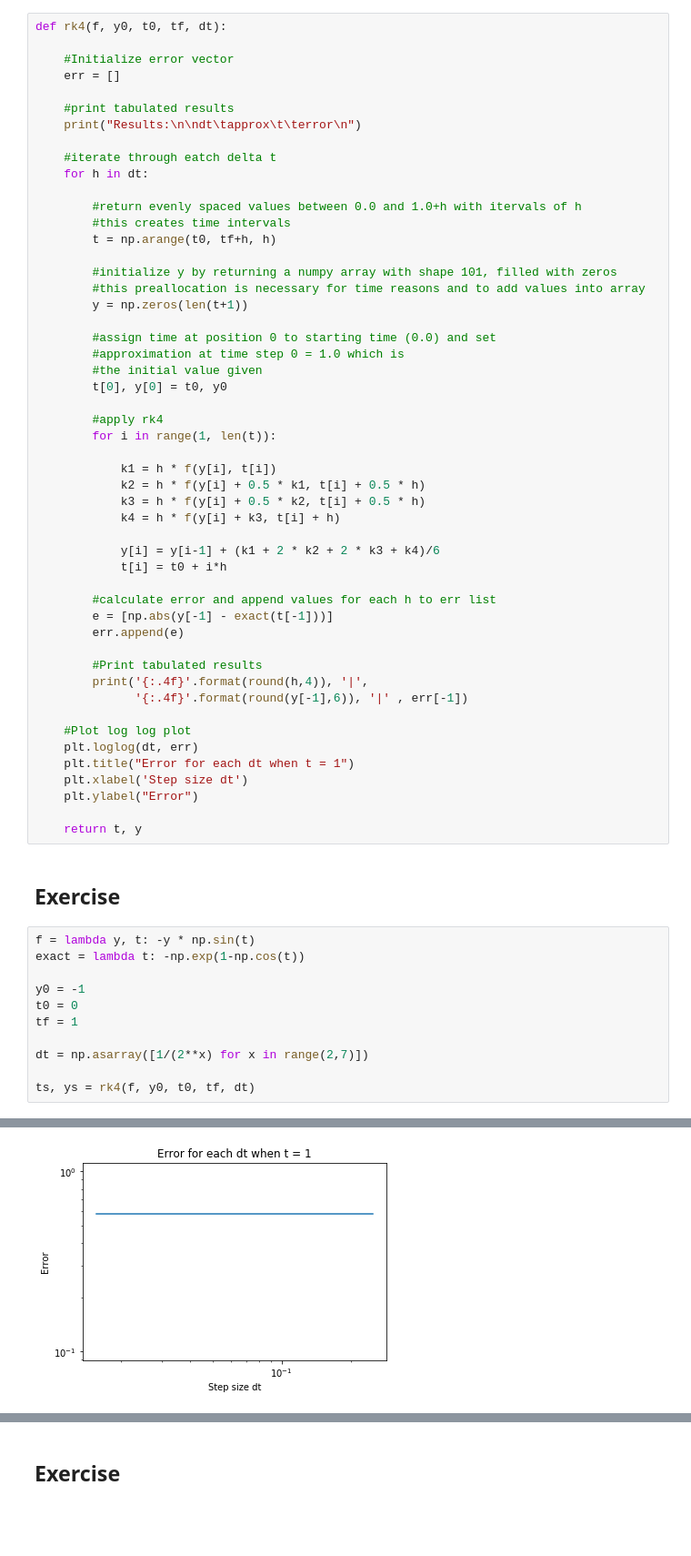
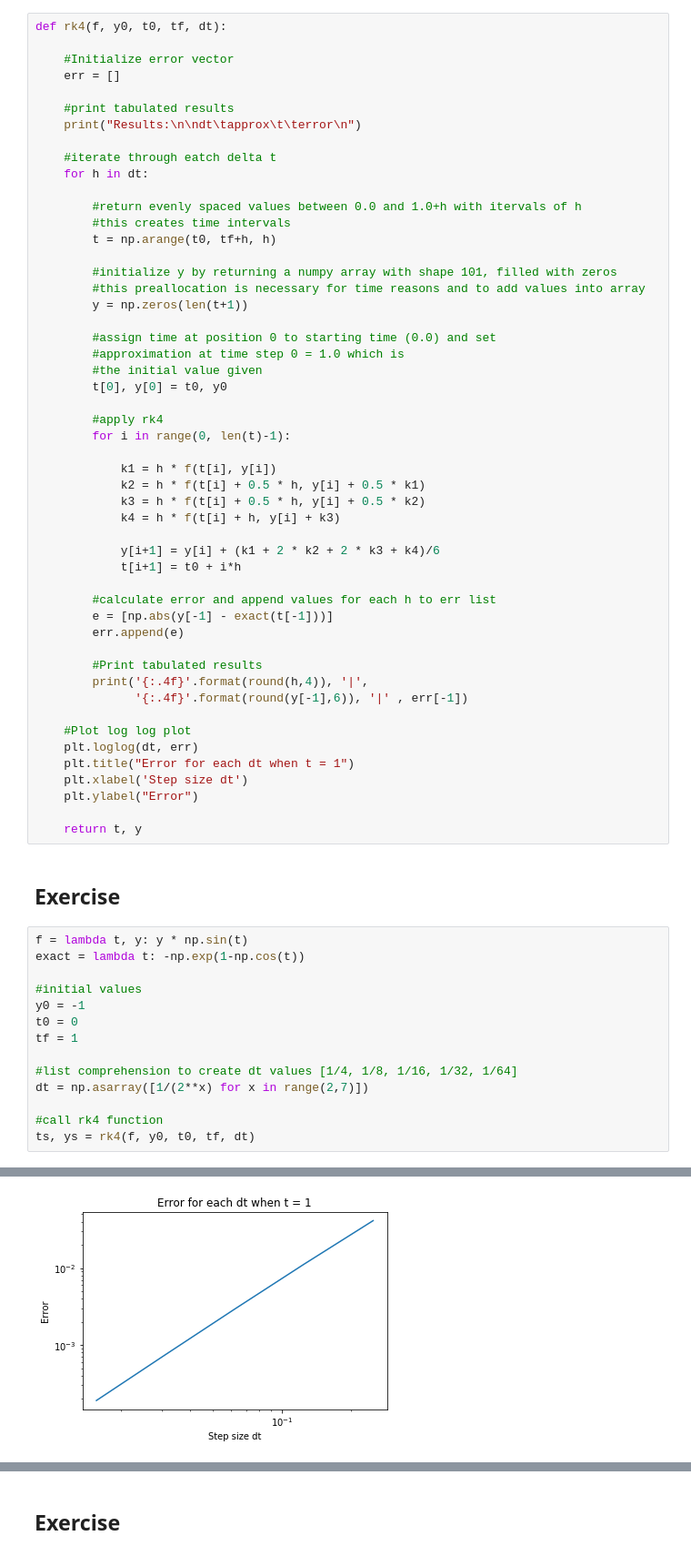
Before and after one commit to pots7878/stability_and_multistep_method, a Jupyter notebook: Lab02.ipynb, the cells around one changed output, grey strips where cells are left out. Shown at 91% size. Drawn from its saved outputs; the diff is of its cells as text; blank space fills up the shorter version.

```diff
--- a/Lab02.ipynb
+++ b/Lab02.ipynb
@@ -333,15 +334,15 @@ def rk4(f, y0, t0, tf, dt):
         t[0], y[0] = t0, y0
 
         #apply rk4
-        for i in range(1, len(t)):
+        for i in range(0, len(t)-1):
 
-            k1 = h * f(y[i], t[i])
-            k2 = h * f(y[i] + 0.5 * k1, t[i] + 0.5 * h)
-            k3 = h * f(y[i] + 0.5 * k2, t[i] + 0.5 * h)
-            k4 = h * f(y[i] + k3, t[i] + h)
+            k1 = h * f(t[i], y[i])
+            k2 = h * f(t[i] + 0.5 * h, y[i] + 0.5 * k1)
+            k3 = h * f(t[i] + 0.5 * h, y[i] + 0.5 * k2)
+            k4 = h * f(t[i] + h, y[i] + k3)
 
-            y[i] = y[i-1] + (k1 + 2 * k2 + 2 * k3 + k4)/6
-            t[i] = t0 + i*h
+            y[i+1] = y[i] + (k1 + 2 * k2 + 2 * k3 + k4)/6
+            t[i+1] = t0 + i*h
 
         #calculate error and append values for each h to err list
         e = [np.abs(y[-1] - exact(t[-1]))]
@@ -361,15 +362,18 @@ def rk4(f, y0, t0, tf, dt):
 # %% [markdown]
 ## Exercise
 # %%
-f = lambda y, t: -y * np.sin(t)
+f = lambda t, y: y * np.sin(t)
 exact = lambda t: -np.exp(1-np.cos(t))
 
+#initial values
 y0 = -1
 t0 = 0
 tf = 1
 
+#list comprehension to create dt values [1/4, 1/8, 1/16, 1/32, 1/64]
 dt = np.asarray([1/(2**x) for x in range(2,7)])
 
+#call rk4 function
 ts, ys = rk4(f, y0, t0, tf, dt)
 # %% [output]
 Results:
@@ -384 +388 @@ dt      approx          error
-[figure, old version]
+[figure, new version]
```
Also changed, not shown: parts of 18 cells of this notebook.
